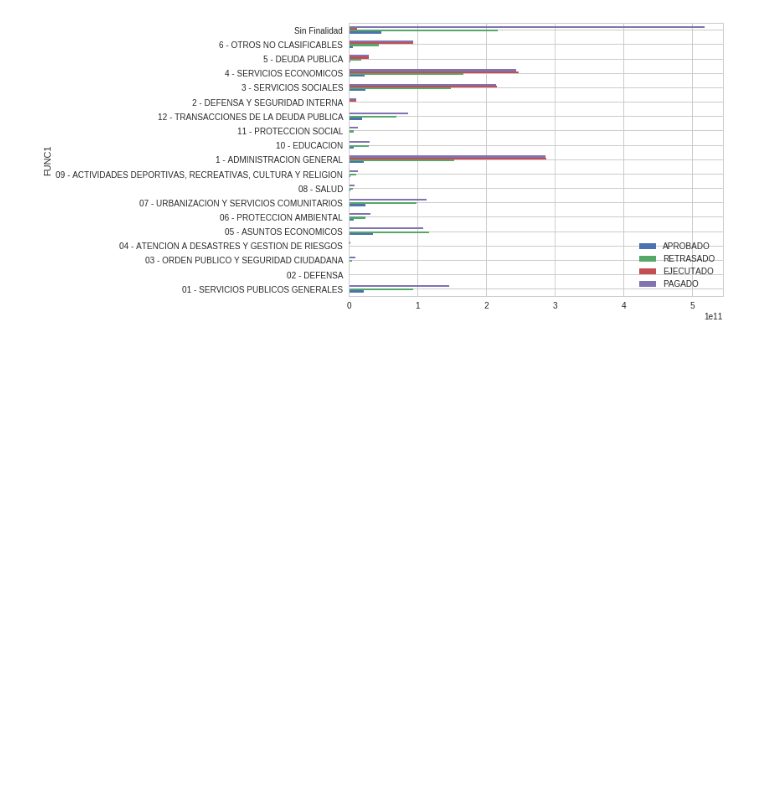
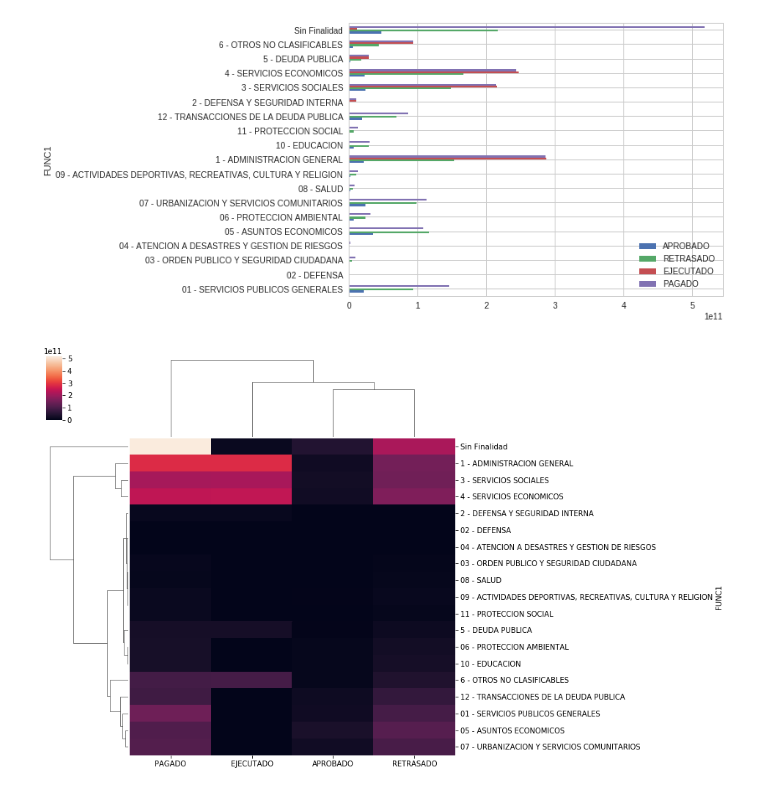
Before and after one commit to tian2992/notebooks_dateros, a Jupyter notebook: 01-Intro/Analisis Muni.ipynb, the cells around one changed output. Cells and saved outputs as stored; diff of their text form; code cells hidden in the pictures; blank space fills up the shorter version.

```diff
--- a/01-Intro/Analisis Muni.ipynb
+++ b/01-Intro/Analisis Muni.ipynb
@@ -67,7 +67,7 @@
 # %%
 muni_data = pd.read_csv("municipal_guatemala_2008-2011.zip",
                         sep=";",
-                        compression='zip',
+                        compression='zip',\
                         error_bad_lines=False)
 # %%
 muni_data.head()
@@ -552,3 +519,7 @@ func_p.plot(kind="barh", figsize=(8,6), linewidth=2.5)
 # %% [output]
 <matplotlib.axes._subplots.AxesSubplot at 0x...>
 [figure]
+# %%
+g = sns.clustermap(func_p)
+# %% [output]
+[figure, added]
```
Also changed, not shown: parts of 3 cells of this notebook, 1 other file.
